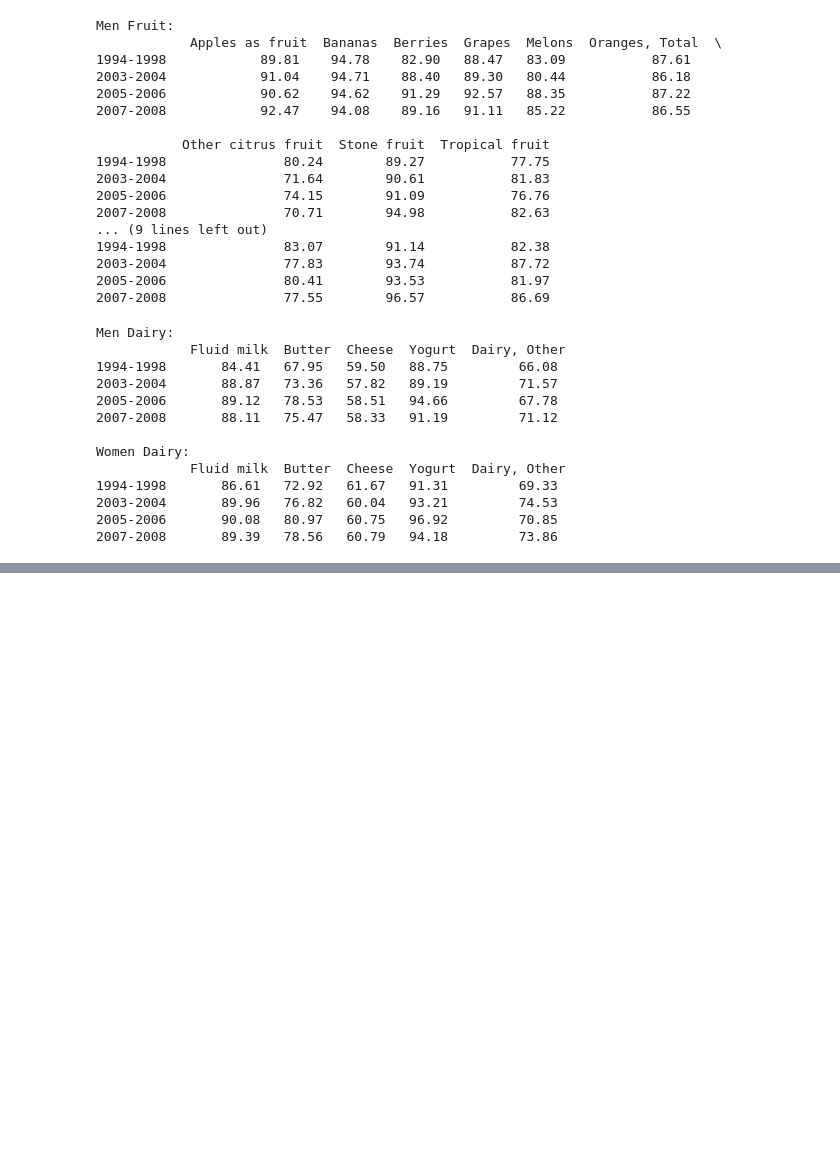
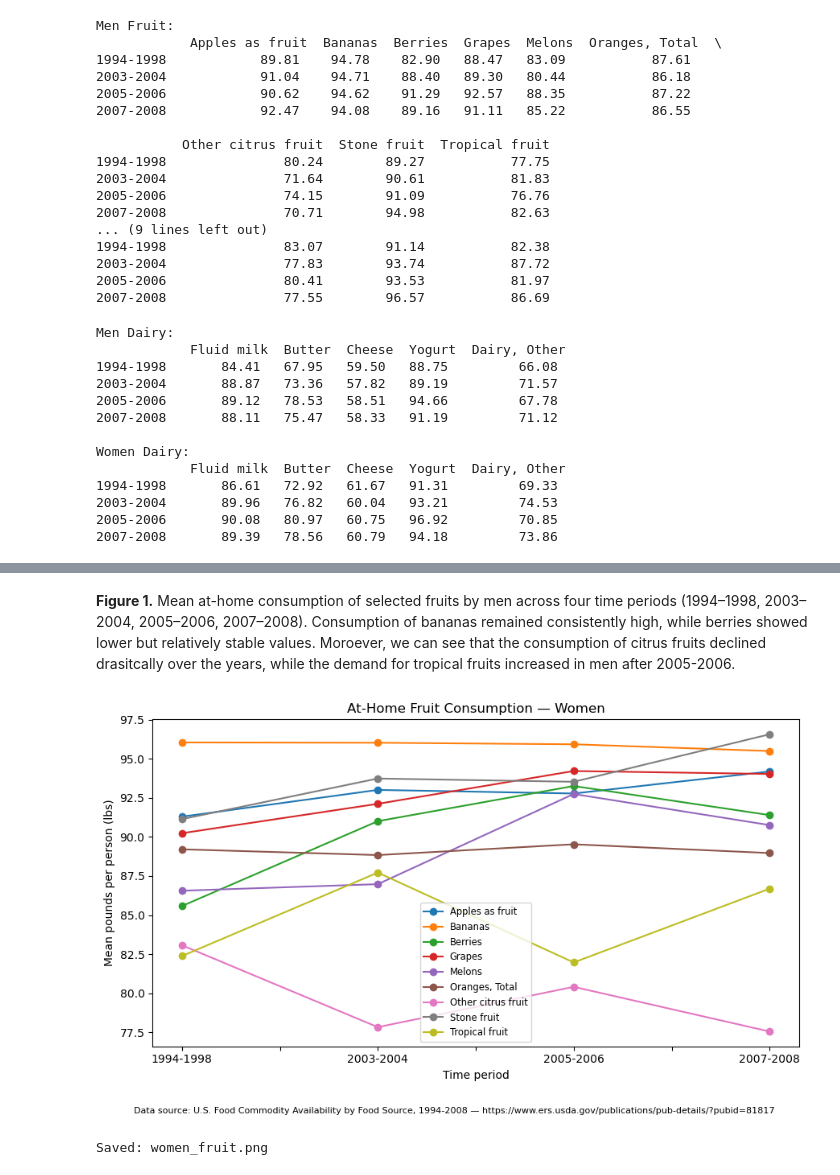
Before and after one commit to saanavig/CSc47400, a Jupyter notebook: Problem 1/linePlots.ipynb, the cells around one changed output, grey strips where cells are left out. Saved outputs shown, nothing was run; the diff lists cells and outputs as text; code cells hidden in the pictures; blank space fills up the shorter version.

```diff
--- a/Problem 1/linePlots.ipynb
+++ b/Problem 1/linePlots.ipynb
@@ -182,0 +189,7 @@ def plot_group(df, title, filename):
+# %% [markdown]
+**Figure 1.** Mean at-home consumption of selected fruits by men across four time periods (1994–1998, 2003–2004, 2005–2006, 2007–2008). Consumption of bananas remained consistently high, while berries showed lower but relatively stable values. Moroever, we can see that the consumption of citrus fruits declined drasitcally over the years, while the demand for tropical fruits increased in men after 2005-2006.
+# %%
+plot_group(women_fruit_df, "At-Home Fruit Consumption — Women", "women_fruit.png")
+# %% [output]
+[figure, added]
+Saved: women_fruit.png
```
Also changed, not shown: parts of 7 cells of this notebook, 8 other files.
